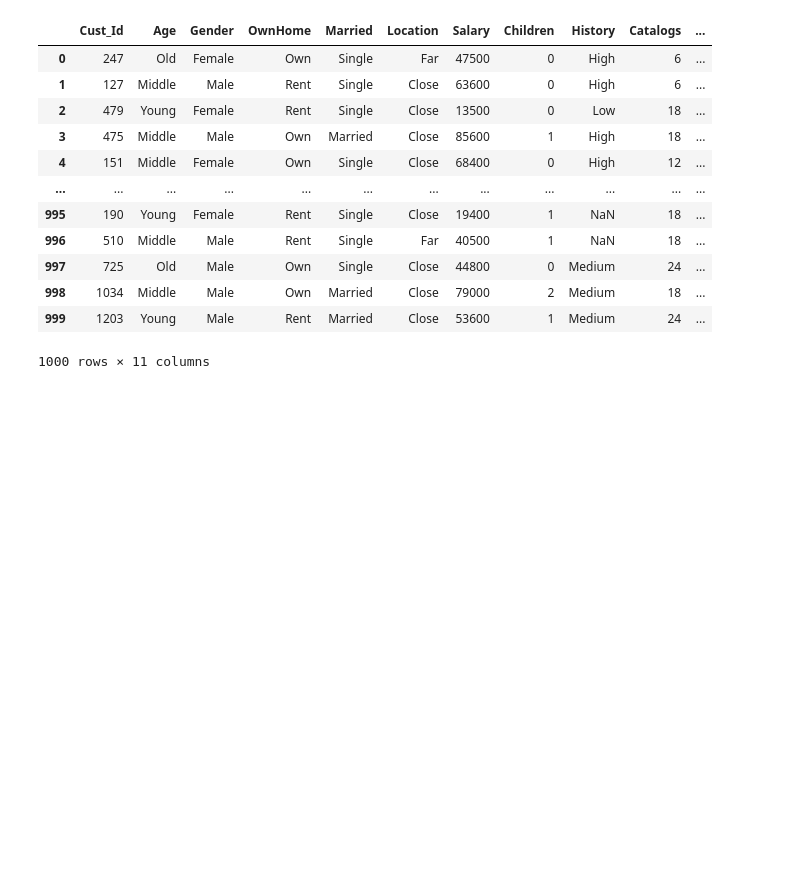
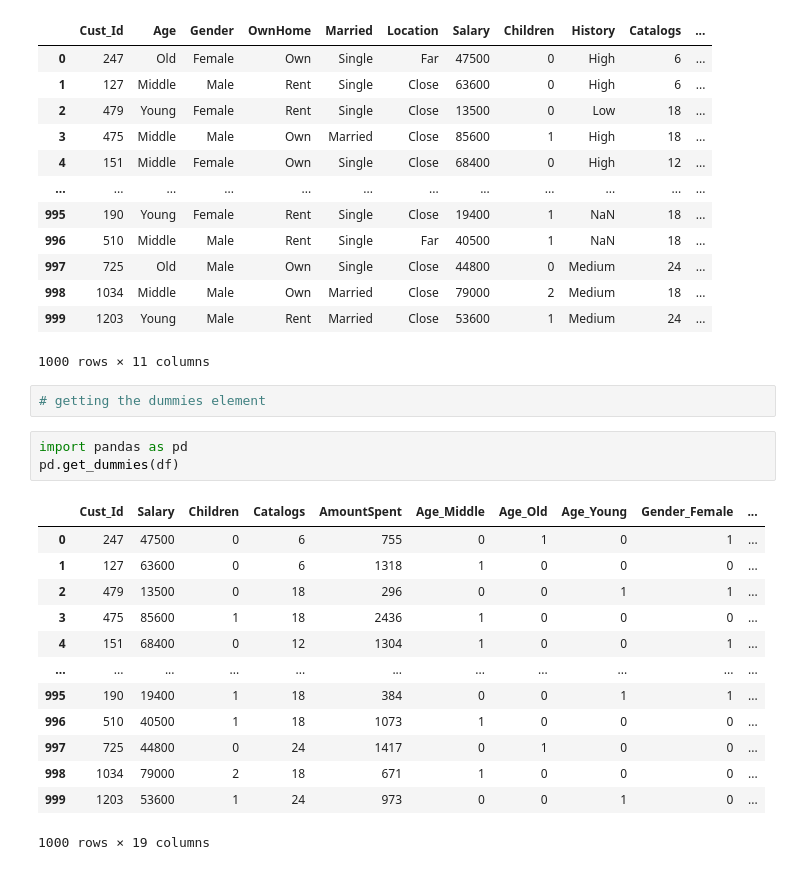
Before and after one commit to kshirsagarsiddharth/manipal_data_science, a Jupyter notebook: pandas_manipal.ipynb, the cells around one changed output. Cells and saved outputs as stored; diff of their text form; blank space fills up the shorter version.

```diff
--- a/pandas_manipal.ipynb
+++ b/pandas_manipal.ipynb
@@ -1108,3 +1108,22 @@ df
 | 998 | 1034 | Middle | Male | Own | Married | Close | 79000 | 2 | Medium | 18 | ... |
 | 999 | 1203 | Young | Male | Rent | Married | Close | 53600 | 1 | Medium | 24 | ... |
 1000 rows × 11 columns
+# %%
+# getting the dummies element
+# %%
+import pandas as pd
+pd.get_dummies(df)
+# %% [output]
+|  | Cust_Id | Salary | Children | Catalogs | AmountSpent | Age_Middle | Age_Old | Age_Young | Gender_Female | ... |
+| 0 | 247 | 47500 | 0 | 6 | 755 | 0 | 1 | 0 | 1 | ... |
+| 1 | 127 | 63600 | 0 | 6 | 1318 | 1 | 0 | 0 | 0 | ... |
+| 2 | 479 | 13500 | 0 | 18 | 296 | 0 | 0 | 1 | 1 | ... |
+| 3 | 475 | 85600 | 1 | 18 | 2436 | 1 | 0 | 0 | 0 | ... |
+| 4 | 151 | 68400 | 0 | 12 | 1304 | 1 | 0 | 0 | 1 | ... |
+| ... | ... | ... | ... | ... | ... | ... | ... | ... | ... | ... |
+| 995 | 190 | 19400 | 1 | 18 | 384 | 0 | 0 | 1 | 1 | ... |
+| 996 | 510 | 40500 | 1 | 18 | 1073 | 1 | 0 | 0 | 0 | ... |
+| 997 | 725 | 44800 | 0 | 24 | 1417 | 0 | 1 | 0 | 0 | ... |
+| 998 | 1034 | 79000 | 2 | 18 | 671 | 1 | 0 | 0 | 0 | ... |
+| 999 | 1203 | 53600 | 1 | 24 | 973 | 0 | 0 | 1 | 0 | ... |
+1000 rows × 19 columns
```
Also changed, not shown: parts of 26 cells of this notebook.
